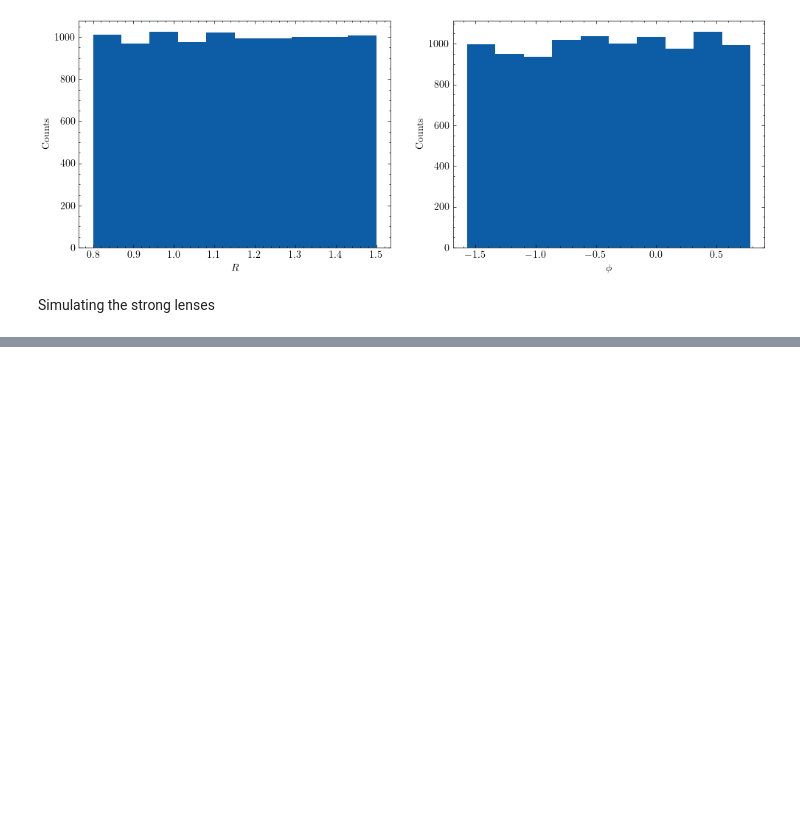
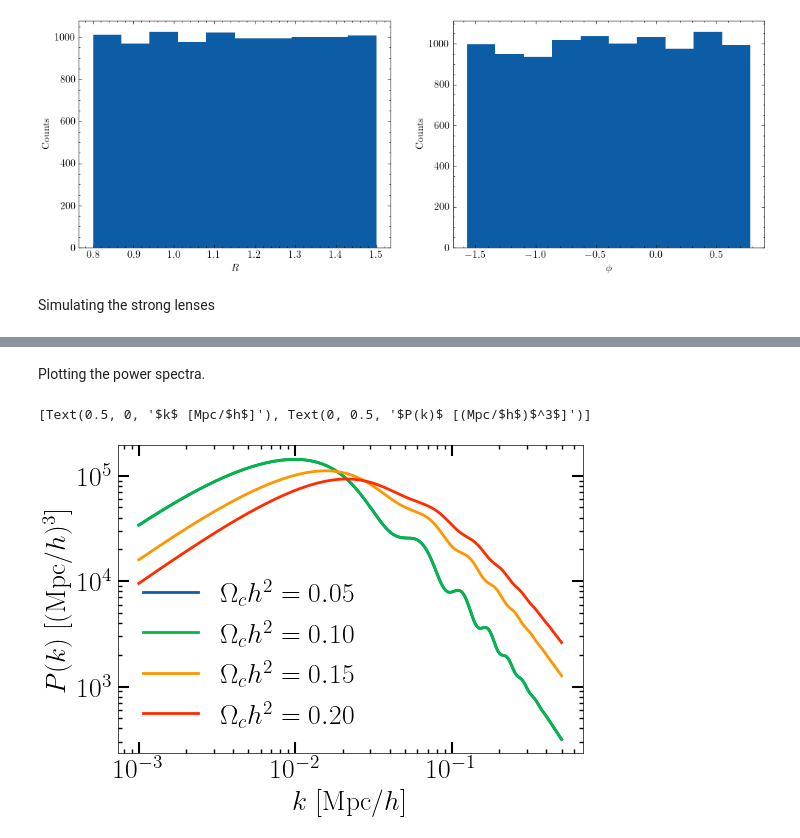
Before and after one commit to noe-dia/astro-ml-peek, a Jupyter notebook: notebooks/dev/toy_datasets.ipynb, the cells around one changed output, grey strips where cells are left out. Saved outputs shown, nothing was run; the diff lists cells and outputs as text; code cells hidden in the pictures; blank space fills up the shorter version.

```diff
--- a/notebooks/dev/toy_datasets.ipynb
+++ b/notebooks/dev/toy_datasets.ipynb
@@ -382,0 +502,31 @@ simulate_s
+# %% [markdown]
+Plotting the power spectra.
+# %%
+plt.rcParams.update({
+         "font.size": 20,
+         'xtick.major.size': 8,
+         'xtick.minor.size': 3,
+         'xtick.major.width': 1.5,
+         'xtick.minor.width': 1,
+         'ytick.major.size': 8,
+         'ytick.minor.size': 3,
+         'ytick.major.width': 1.5,
+         'ytick.minor.width': 1,
+         "lines.linewidth": 2,
+        "legend.fontsize": 20,
+         "image.cmap": "magma"
+        })
+Omega_cs = np.linspace(0.05, 0.2, 4)
+
+fig, ax = plt.subplots(1, 1, figsize = (6, 4))
+for i, Omega_c in enumerate(Omega_cs):
+    im = ax.plot(k, pks[i], label = r"$\Omega_c h^2 = %.2f$"%Omega_c)
+ax.loglog()
+ax.minorticks_on()
+ax.legend()
+# ax.set_xticks([1e-3, 1e-2, 1e-1, 1e0])
+ax.set(xlabel = r"$k$ [Mpc/$h$]", ylabel = r"$P(k)$ [(Mpc/$h$)$^3$]")
+# plt.savefig("matter_power_spectra.pdf", bbox_inches = "tight")
+# %% [output]
+[Text(0.5, 0, '$k$ [Mpc/$h$]'), Text(0, 0.5, '$P(k)$ [(Mpc/$h$)$^3$]')]
+[figure, added]
```
Also changed, not shown: parts of 15 cells of this notebook, 3 other files.
